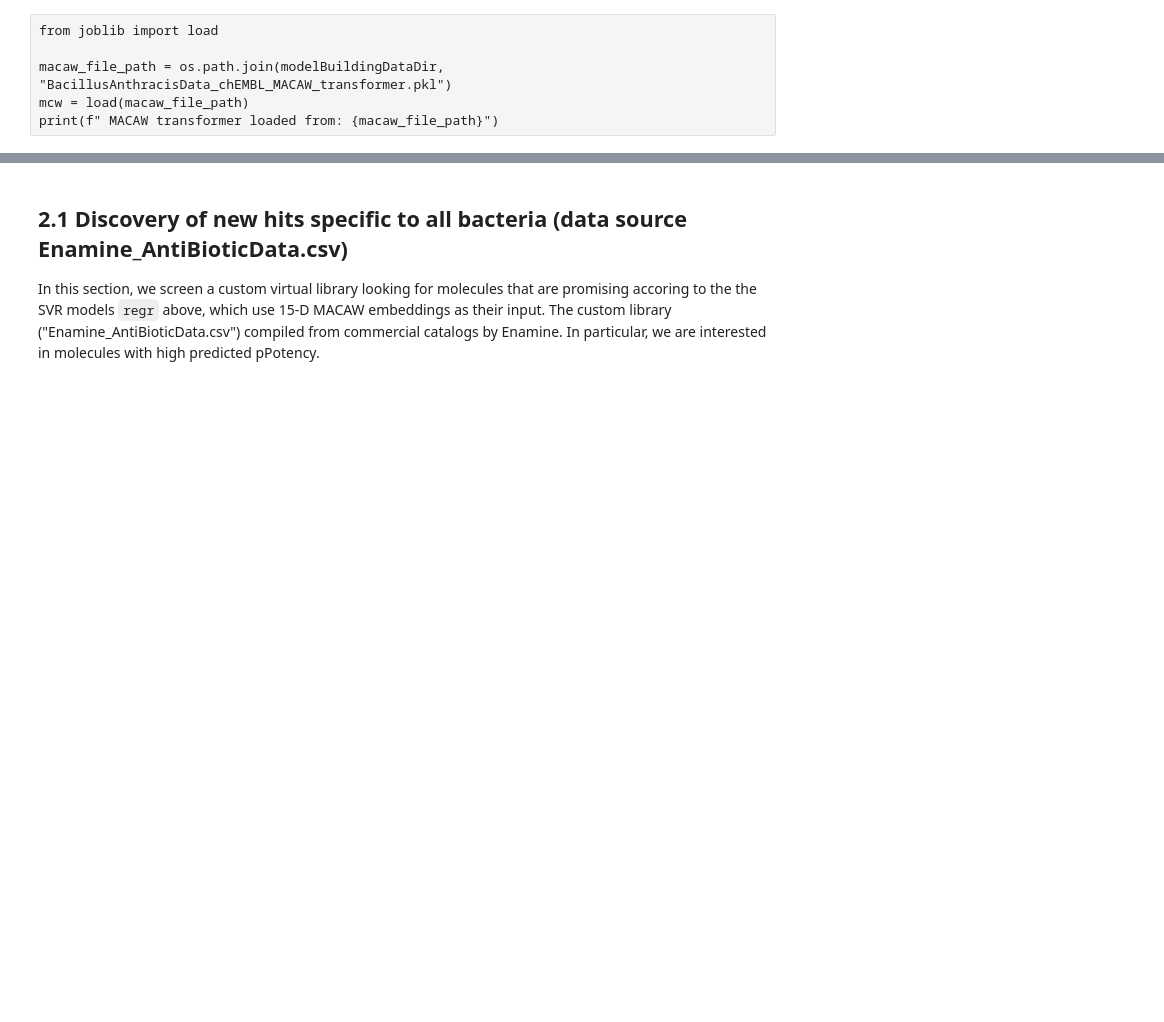
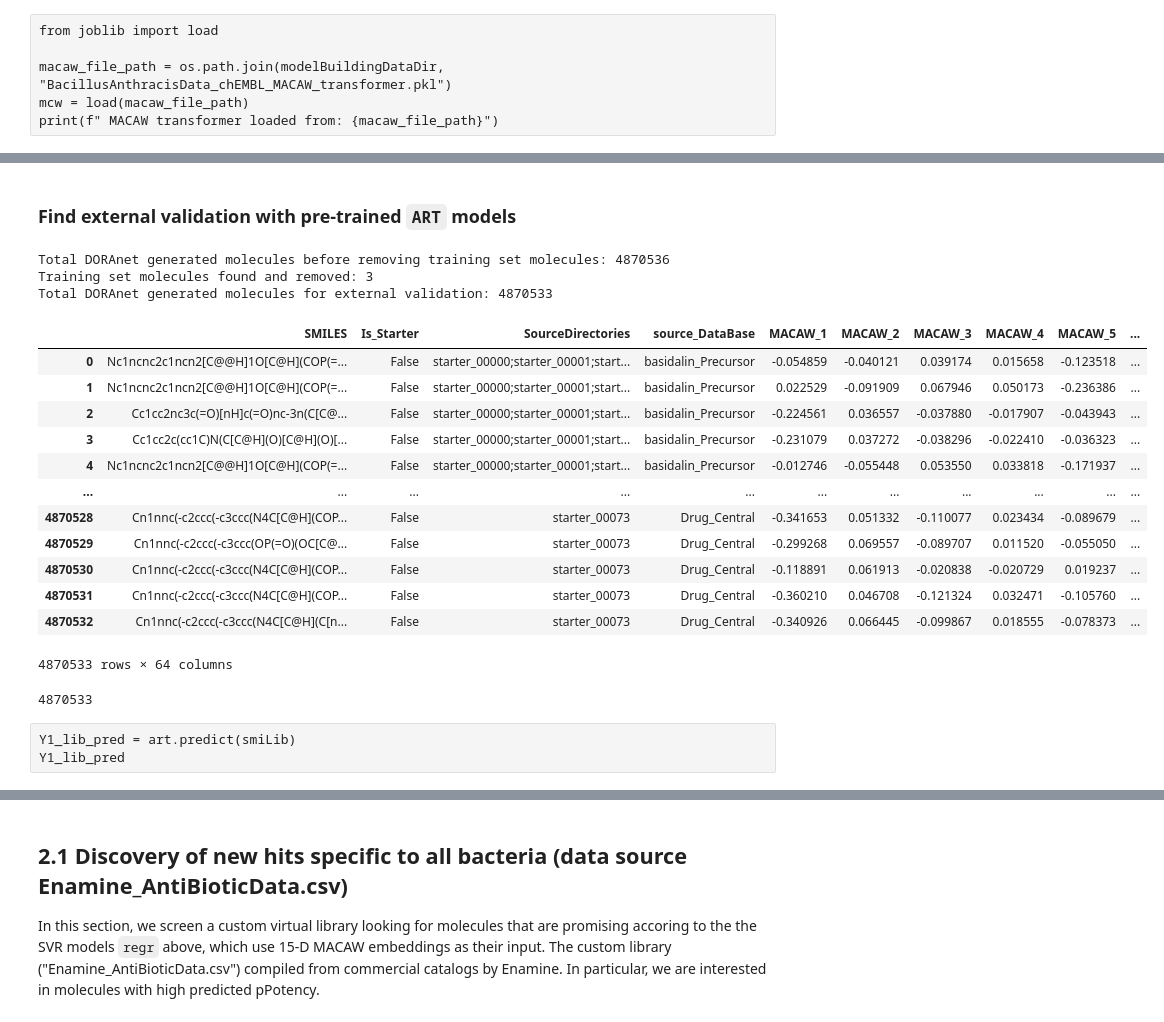
Before and after one commit to soumyadeepghosh35/DTRA_ART, a Jupyter notebook: DTRA_project_notebooks/Step5_ART_BacillusAnthracis.ipynb, the cells around one changed output, grey strips where cells are left out. Saved outputs shown, nothing was run; the diff lists cells and outputs as text; code cells hidden in the pictures; blank space fills up the shorter version.

Commit message:
added code for ART recomendation for Doranet compounds

```diff
--- a/DTRA_project_notebooks/Step5_ART_BacillusAnthracis.ipynb
+++ b/DTRA_project_notebooks/Step5_ART_BacillusAnthracis.ipynb
@@ -221,0 +312,38 @@ print(f" MACAW transformer loaded from: {macaw_file_path}")
+# %% [markdown]
+### Find external validation with pre-trained `ART` models
+# %%
+BacillusAnthracis_allDORAnetGeneratedMolecules_wMACAW = pd.read_csv(modelBuildingDataDir + "/BacillusAnthracisData_allDORAnetGeneratedMolecules_wMACAW.csv")
+
+total_before = len(BacillusAnthracis_allDORAnetGeneratedMolecules_wMACAW)
+print(f"Total DORAnet generated molecules before removing training set molecules: {total_before}")
+
+# Get the set of training SMILES from the chEMBL data for fast lookup
+training_smiles_set = set(BacillusAnthracisData_chEMBL_wMACAW['Smiles'])
+
+# Remove rows whose SMILES are present in the training data
+BacillusAnthracis_allDORAnetGeneratedMolecules_wMACAW = BacillusAnthracis_allDORAnetGeneratedMolecules_wMACAW[
+    ~BacillusAnthracis_allDORAnetGeneratedMolecules_wMACAW['SMILES'].isin(training_smiles_set)
+].reset_index(drop=True)
+
+total_after = len(BacillusAnthracis_allDORAnetGeneratedMolecules_wMACAW)
+print(f"Training set molecules found and removed: {total_before - total_after}")
+print(f"Total DORAnet generated molecules for external validation: {total_after}")
+
+BacillusAnthracis_allDORAnetGeneratedMolecules_wMACAW
+# %% [output]
+Total DORAnet generated molecules before removing training set molecules: 4870536
+Training set molecules found and removed: 3
+Total DORAnet generated molecules for external validation: 4870533
+|  | SMILES | Is_Starter | SourceDirectories | source_DataBase | MACAW_1 | MACAW_2 | MACAW_3 | MACAW_4 | MACAW_5 | ... |
+| 0 | Nc1ncnc2c1ncn2[C@@H]1O[C@H](COP(=... | False | starter_00000;starter_00001;start... | basidalin_Precursor | -0.054859 | -0.040121 | 0.039174 | 0.015658 | -0.123518 | ... |
+| 1 | Nc1ncnc2c1ncn2[C@@H]1O[C@H](COP(=... | False | starter_00000;starter_00001;start... | basidalin_Precursor | 0.022529 | -0.091909 | 0.067946 | 0.050173 | -0.236386 | ... |
+| 2 | Cc1cc2nc3c(=O)[nH]c(=O)nc-3n(C[C@... | False | starter_00000;starter_00001;start... | basidalin_Precursor | -0.224561 | 0.036557 | -0.037880 | -0.017907 | -0.043943 | ... |
+| 3 | Cc1cc2c(cc1C)N(C[C@H](O)[C@H](O)[... | False | starter_00000;starter_00001;start... | basidalin_Precursor | -0.231079 | 0.037272 | -0.038296 | -0.022410 | -0.036323 | ... |
+| 4 | Nc1ncnc2c1ncn2[C@@H]1O[C@H](COP(=... | False | starter_00000;starter_00001;start... | basidalin_Precursor | -0.012746 | -0.055448 | 0.053550 | 0.033818 | -0.171937 | ... |
+| ... | ... | ... | ... | ... | ... | ... | ... | ... | ... | ... |
+| 4870528 | Cn1nnc(-c2ccc(-c3ccc(N4C[C@H](COP... | False | starter_00073 | Drug_Central | -0.341653 | 0.051332 | -0.110077 | 0.023434 | -0.089679 | ... |
+| 4870529 | Cn1nnc(-c2ccc(-c3ccc(OP(=O)(OC[C@... | False | starter_00073 | Drug_Central | -0.299268 | 0.069557 | -0.089707 | 0.011520 | -0.055050 | ... |
+| 4870530 | Cn1nnc(-c2ccc(-c3ccc(N4C[C@H](COP... | False | starter_00073 | Drug_Central | -0.118891 | 0.061913 | -0.020838 | -0.020729 | 0.019237 | ... |
+| 4870531 | Cn1nnc(-c2ccc(-c3ccc(N4C[C@H](COP... | False | starter_00073 | Drug_Central | -0.360210 | 0.046708 | -0.121324 | 0.032471 | -0.105760 | ... |
+| 4870532 | Cn1nnc(-c2ccc(-c3ccc(N4C[C@H](C[n... | False | starter_00073 | Drug_Central | -0.340926 | 0.066445 | -0.099867 | 0.018555 | -0.078373 | ... |
+4870533 rows × 64 columns
@@ -221,0 +353,7 @@ print(f" MACAW transformer loaded from: {macaw_file_path}")
+# %%
+len(smiLib)
+# %% [output]
+4870533
+# %% [raw]
+Y1_lib_pred = art.predict(smiLib)
+Y1_lib_pred
```
Also changed, not shown: parts of 38 cells of this notebook.
